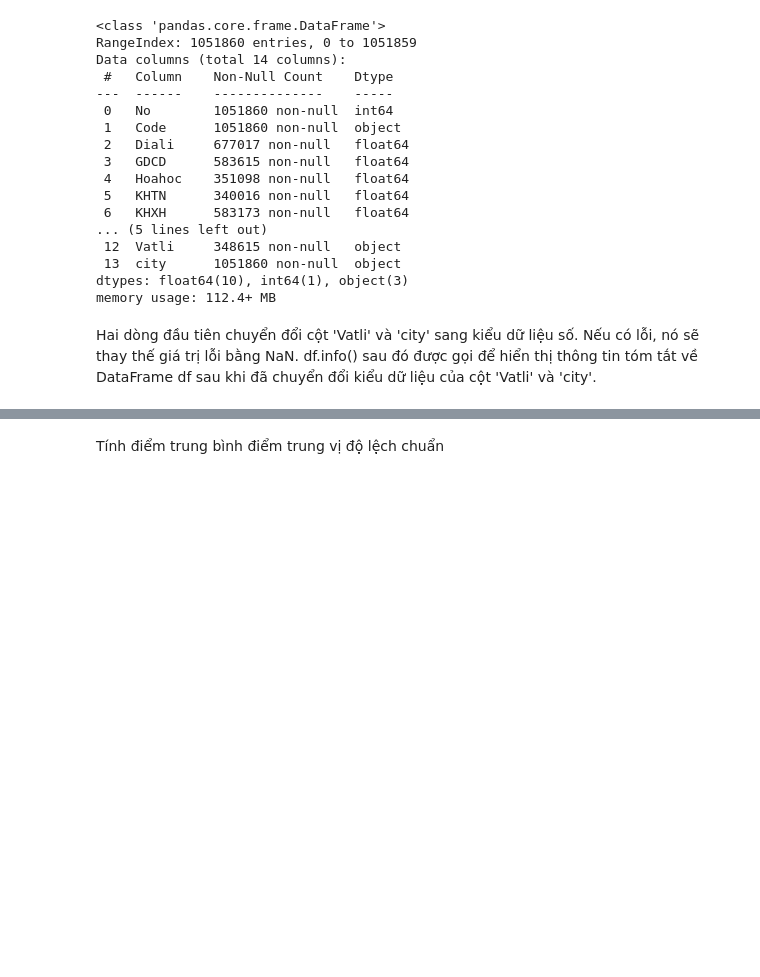
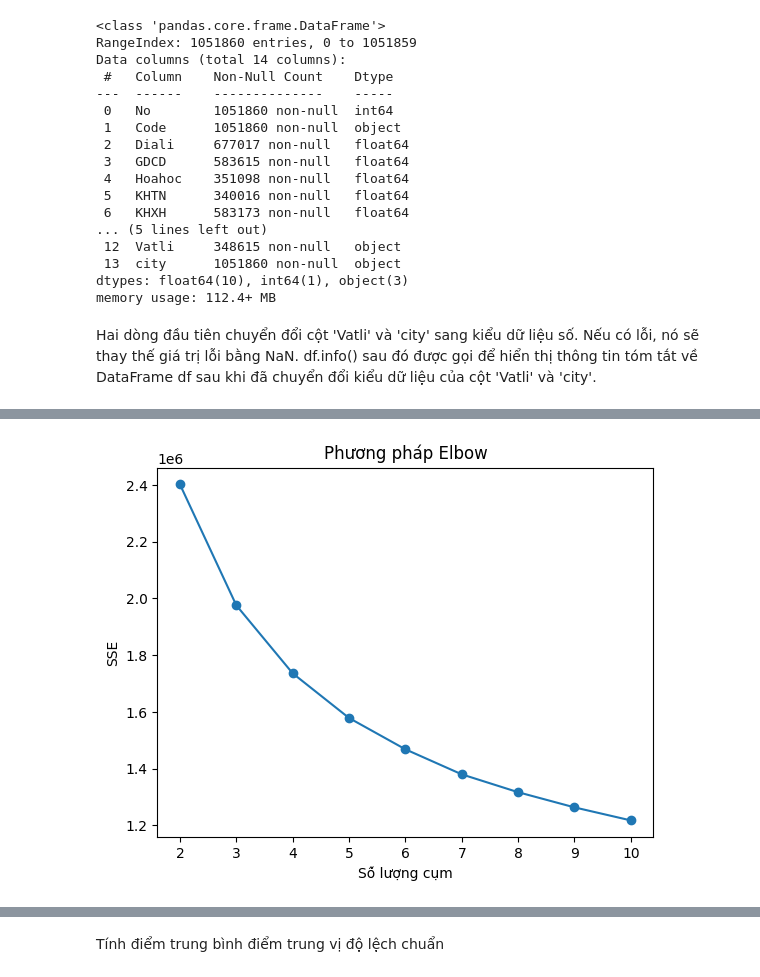
Before and after one commit to Theanh130124/DataMining_Colab, a Jupyter notebook: Tổng_hợp_Thi_TN2020.ipynb, the cells around one changed output, grey strips where cells are left out. Cells and saved outputs as stored; diff of their text form; code cells hidden in the pictures; blank space fills up the shorter version.

```diff
--- a/Tổng_hợp_Thi_TN2020.ipynb
+++ b/Tổng_hợp_Thi_TN2020.ipynb
@@ -77,2 +82,5 @@ df
 # %%
 #Từ kết quả trên ta thấy có 971038 rows -> thí sinh
+my_df = df
+my_df['Code'] = range(1 , len(my_df) + 1)
+my_df
@@ -78,0 +112,6 @@ df
+# %%
+#Tách dataframe my_df thành my_df_khtn và my_df_khxh
+my_df_khtn = my_df[my_df['KHTN'].notnull()]
+my_df_khxh = my_df[my_df['KHXH'].notnull()]
+my_df_khtn.info()
+my_df_khxh.info()
@@ -98,0 +143,8 @@ df
+# %%
+#Lọc ra các cột cần tính toán của tất cả
+my_df_khtn = my_df_khtn[['Toan','NguVan','Ngoaingu','Vatli','Hoahoc','Sinhhoc']]
+my_df_khtn.info()
+my_df_khxh = my_df_khxh[['Toan','NguVan','Ngoaingu','LichSu','Diali','GDCD']]
+my_df_khxh.info()
+
+#283779
@@ -98,0 +169,23 @@ df
+# %%
+import matplotlib.pyplot as plt
+from sklearn.cluster import KMeans
+from sklearn.metrics import silhouette_score
+#Tiền xử lý dữ liệu
+my_df_khtn.fillna(my_df_khtn.mean(), inplace=True)
+# my_df_khxh.fillna(my_df_khxh.mean(), inplace=True)
+# %%
+#Tìm số cụm tối ưu sử dụng phương pháp Elbow
+max_clusters = 10
+sse = []
+for k in range(2, max_clusters + 1):
+    kmeans = KMeans(n_clusters=k, random_state=42)
+    kmeans.fit(my_df_khtn)
+    sse.append(kmeans.inertia_)
+#Vẽ biểu đồ Elbow
+plt.plot(range(2, max_clusters + 1), sse, marker='o')
+plt.xlabel('Số lượng cụm')
+plt.ylabel('SSE')
+plt.title('Phương pháp Elbow')
+plt.show()
+# %% [output]
+[figure, added]
```
Also changed, not shown: parts of 22 cells of this notebook.
